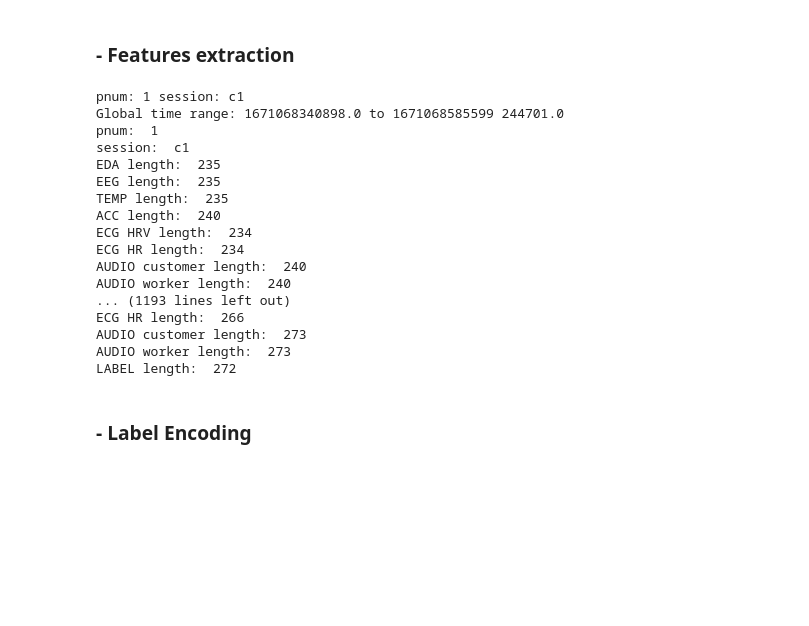
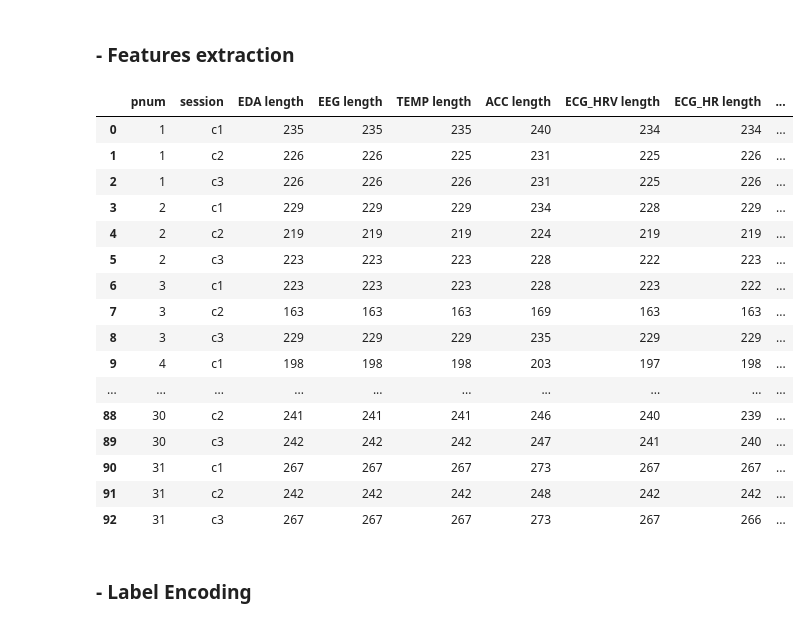
Before and after one commit to Kaist-ICLab/EmoWork, a Jupyter notebook: TECHNICAL_VALIDATION/ML_analysis.ipynb, the cells around one changed output. Drawn from its saved outputs; the diff is of its cells as text; code cells hidden in the pictures; blank space fills up the shorter version.

Commit message:
Update logger with dataframe

```diff
--- a/TECHNICAL_VALIDATION/ML_analysis.ipynb
+++ b/TECHNICAL_VALIDATION/ML_analysis.ipynb
@@ -230,6 +230,12 @@ slide = 1
 
 eeg_sampling_rate = 256
 # %%
+from IPython.display import display, clear_output
+
+log_df = pd.DataFrame(columns=["pnum", "session", "EDA length", "EEG length", "TEMP length", "ACC length",
+                               "ECG_HRV length", "ECG_HR length", "AUDIO customer length", "AUDIO worker length", "LABEL length",
+                               "Global time (max)", "Global time (min)", "duration"])
+
 variable_names = [
     "PNUM", "ECG_HRV", "ECG_HR", "EDA_MEAN", "EDA_PEAK", "TEMP_MEAN",
     "ACC_MEAN", "EEG_MEAN_BANDPOWER", "AUDIO_CUSTOMER", "AUDIO_WORKER", "LABEL"
@@ -304,61 +310,59 @@ for i, sessions in LABELS.items():
             label_dfs.append(label_df)
             label_df = label_df.rename(columns={'Timestamp': f'{label_name}_Timestamp'})
         label = pd.concat(label_dfs, axis=1)  # concatenate along the column axis
         label['pnum'] = i
         label['session'] = c1 if session == 'c1' else (c2 if session == 'c2' else c3)
 
-        print('pnum: ', i)
-        print('session: ', session)
-        print('EDA length: ', len(out_eda_mean))
-        print('EEG length: ', len(out_eeg_meanbp))
-        print('TEMP length: ', len(out_temp_mean))
-        print('ACC length: ', len(out_acc_mag_mean))
-        print('ECG HRV length: ', len(out_ecg_hrv))
-        print('ECG HR length: ', len(out_ecg_hr))
-        print('AUDIO customer length: ', len(out_audio_customer_mean))
-        print('AUDIO worker length: ', len(out_audio_worker_mean))
-        print('LABEL length: ', len(label))
+        log_df.loc[len(log_df)] = [
+            i, session,
+            len(out_eda_mean), len(out_eeg_meanbp), len(out_temp_mean), len(out_acc_mag_mean),
+            len(out_ecg_hrv), len(out_ecg_hr),
+            len(out_audio_customer_mean), len(out_audio_worker_mean), len(label),
+            max_start, min_end, min_end - max_start
+        ]
+        clear_output(wait=True)
+        display(log_df)
 
         min_len = min(len(out_eda_mean),
                     len(out_temp_mean),
                     len(out_acc_mag_mean),
                     len(out_eeg_meanbp),
                     len(out_ecg_hrv),
                     len(out_ecg_hr),
                     len(out_audio_customer_mean), len(out_audio_customer_std),
                     len(out_audio_worker_mean), len(out_audio_worker_std),
                     len(label))
 
         EDA_MEAN = pd.concat([EDA_MEAN, out_eda_mean.iloc[0:min_len]])
         EDA_PEAK = pd.concat([EDA_PEAK, out_eda_peak.iloc[0:min_len]])
         EEG_MEAN_BANDPOWER = pd.concat([EEG_MEAN_BANDPOWER, out_eeg_meanbp.iloc[0:min_len]])
         TEMP_MEAN = pd.concat([TEMP_MEAN, out_temp_mean.iloc[0:min_len]])
         ACC_MEAN = pd.concat([ACC_MEAN, out_acc_mag_mean.iloc[0:min_len]])
         ECG_HRV = pd.concat([ECG_HRV, out_ecg_hrv.iloc[0:min_len]])
         ECG_HR = pd.concat([ECG_HR, out_ecg_hr.iloc[0:min_len]])
         AUDIO_CUSTOMER_add = pd.concat([out_audio_customer_max.iloc[0:min_len], out_audio_customer_min.iloc[0:min_len], out_audio_customer_mean.iloc[0:min_len], out_audio_customer_std.iloc[0:min_len]], axis=1)
         AUDIO_CUSTOMER = pd.concat([AUDIO_CUSTOMER, AUDIO_CUSTOMER_add])
         AUDIO_WORKER_add = pd.concat([out_audio_worker_mean.iloc[0:min_len], out_audio_worker_min.iloc[0:min_len], out_audio_worker_max.iloc[0:min_len], out_audio_worker_std.iloc[0:min_len]], axis=1)
         AUDIO_WORKER = pd.concat([AUDIO_WORKER, AUDIO_WORKER_add])
         LABEL = pd.concat([LABEL, label.iloc[0:min_len]])
 # %% [output]
-pnum: 1 session: c1
-Global time range: 1671068340898.0 to 1671068585599 244701.0
-pnum:  1
-session:  c1
-EDA length:  235
-EEG length:  235
-TEMP length:  235
-ACC length:  240
-ECG HRV length:  234
-ECG HR length:  234
-AUDIO customer length:  240
-AUDIO worker length:  240
-... (1193 lines left out)
-ECG HR length:  266
-AUDIO customer length:  273
-AUDIO worker length:  273
-LABEL length:  272
+|  | pnum | session | EDA length | EEG length | TEMP length | ACC length | ECG_HRV length | ECG_HR length | ... |
+| 0 | 1 | c1 | 235 | 235 | 235 | 240 | 234 | 234 | ... |
+| 1 | 1 | c2 | 226 | 226 | 225 | 231 | 225 | 226 | ... |
+| 2 | 1 | c3 | 226 | 226 | 226 | 231 | 225 | 226 | ... |
+| 3 | 2 | c1 | 229 | 229 | 229 | 234 | 228 | 229 | ... |
+| 4 | 2 | c2 | 219 | 219 | 219 | 224 | 219 | 219 | ... |
+| 5 | 2 | c3 | 223 | 223 | 223 | 228 | 222 | 223 | ... |
+| 6 | 3 | c1 | 223 | 223 | 223 | 228 | 223 | 222 | ... |
+| 7 | 3 | c2 | 163 | 163 | 163 | 169 | 163 | 163 | ... |
+| 8 | 3 | c3 | 229 | 229 | 229 | 235 | 229 | 229 | ... |
+| 9 | 4 | c1 | 198 | 198 | 198 | 203 | 197 | 198 | ... |
+| ... | ... | ... | ... | ... | ... | ... | ... | ... | ... |
+| 88 | 30 | c2 | 241 | 241 | 241 | 246 | 240 | 239 | ... |
+| 89 | 30 | c3 | 242 | 242 | 242 | 247 | 241 | 240 | ... |
+| 90 | 31 | c1 | 267 | 267 | 267 | 273 | 267 | 267 | ... |
+| 91 | 31 | c2 | 242 | 242 | 242 | 248 | 242 | 242 | ... |
+| 92 | 31 | c3 | 267 | 267 | 267 | 273 | 267 | 266 | ... |
 # %% [markdown]
 ### - Label Encoding
 # %%
```
Also changed, not shown: 2 other files.
